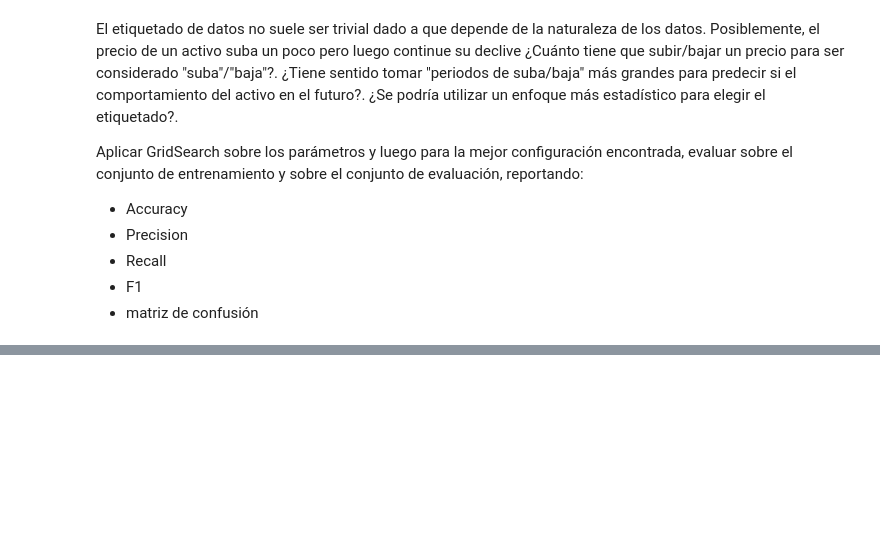
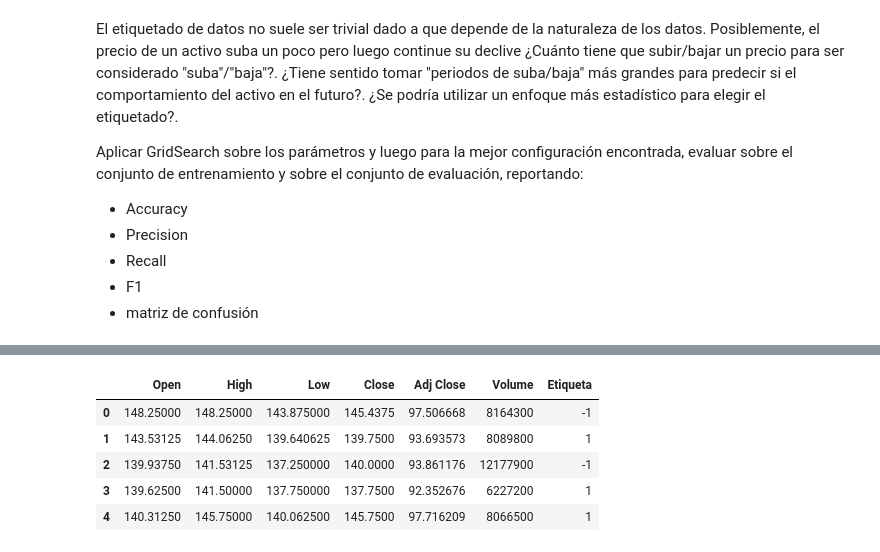
Before and after one commit to exsantucho/MLBolsaMentoria2021, a Jupyter notebook: Práctico 3 - Introducción al Aprendizaje Automático.ipynb, the cells around one changed output, grey strips where cells are left out. Saved outputs shown, nothing was run; the diff lists cells and outputs as text; code cells hidden in the pictures; blank space fills up the shorter version.

```diff
--- a/Práctico 3 - Introducción al Aprendizaje Automático.ipynb
+++ b/Práctico 3 - Introducción al Aprendizaje Automático.ipynb
@@ -573,0 +634,15 @@ Aplicar GridSearch sobre los parámetros y luego para la mejor configuración en
+# %%
+data = df
+
+data.reset_index(level='Date', inplace=True)
+data.set_index('Date')
+
+data.drop(columns=['Date', 'Retornos', 'Retornos_shift'], inplace=True)
+data.head()
+# %% [output]
+|  | Open | High | Low | Close | Adj Close | Volume | Etiqueta |
+| 0 | 148.25000 | 148.25000 | 143.875000 | 145.4375 | 97.506668 | 8164300 | -1 |
+| 1 | 143.53125 | 144.06250 | 139.640625 | 139.7500 | 93.693573 | 8089800 | 1 |
+| 2 | 139.93750 | 141.53125 | 137.250000 | 140.0000 | 93.861176 | 12177900 | -1 |
+| 3 | 139.62500 | 141.50000 | 137.750000 | 137.7500 | 92.352676 | 6227200 | 1 |
+| 4 | 140.31250 | 145.75000 | 140.062500 | 145.7500 | 97.716209 | 8066500 | 1 |
```
Also changed, not shown: parts of 20 cells of this notebook.
